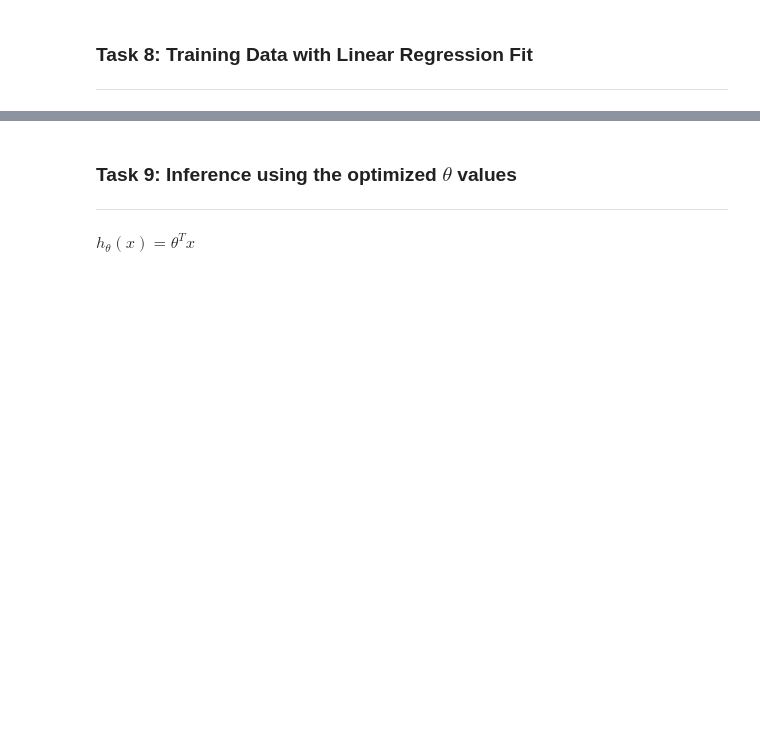
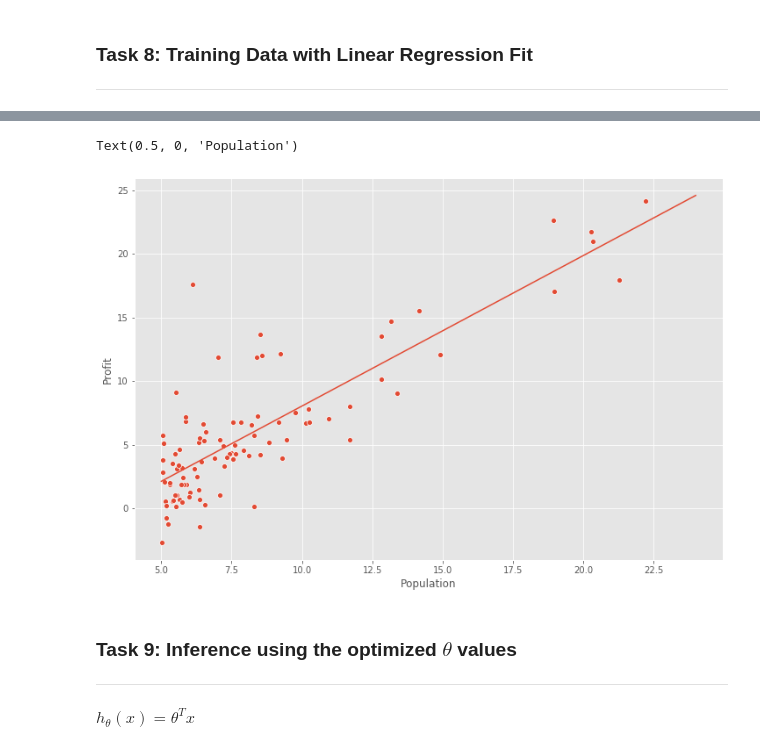
Before and after one commit to dnlsyfq/py_ML_LinearRegression, a Jupyter notebook: Univariate Linear Regression.ipynb, the cells around one changed output, grey strips where cells are left out. Saved outputs shown, nothing was run; the diff lists cells and outputs as text; code cells hidden in the pictures; blank space fills up the shorter version.

```diff
--- a/Univariate Linear Regression.ipynb
+++ b/Univariate Linear Regression.ipynb
@@ -168,3 +215,16 @@ Plot $J(\theta)$ against the number of iterations of gradient descent:
+# %%
+theta = np.squeeze(theta)
+sns.scatterplot(x='Population',y='Profit',data=data)
+
+x_value = [x for x in range(5,25)]
+y_value = [(x * theta[1] + theta[0]) for x in x_value]
+
+sns.lineplot(x_value,y_value)
+
+plt.xlabel('Population')
+# %% [output]
+Text(0.5, 0, 'Population')
+[figure, added]
 # %% [markdown]
 ### Task 9: Inference using the optimized $\theta$ values
 ---
```
Also changed, not shown: parts of 13 cells of this notebook.
